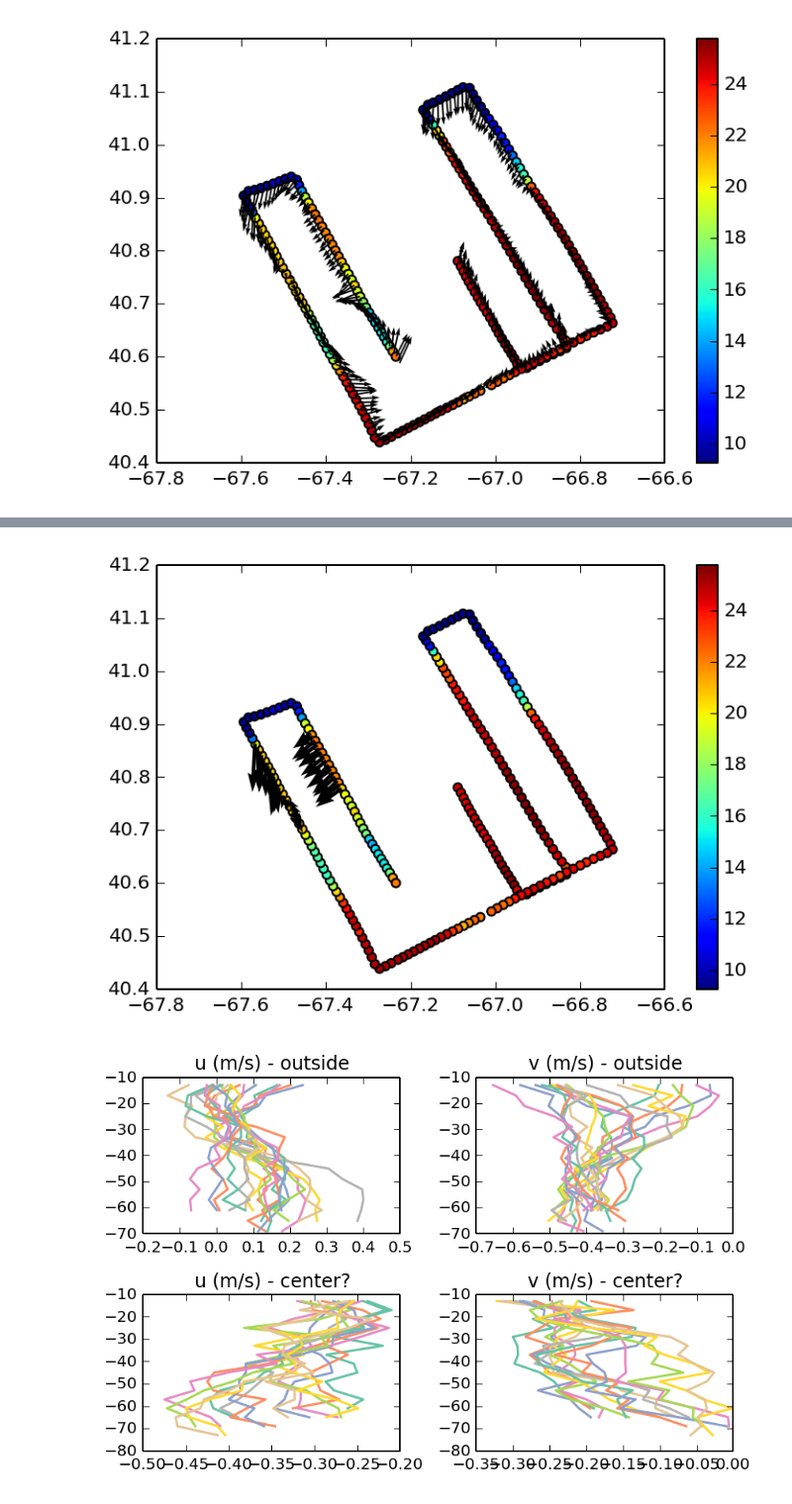
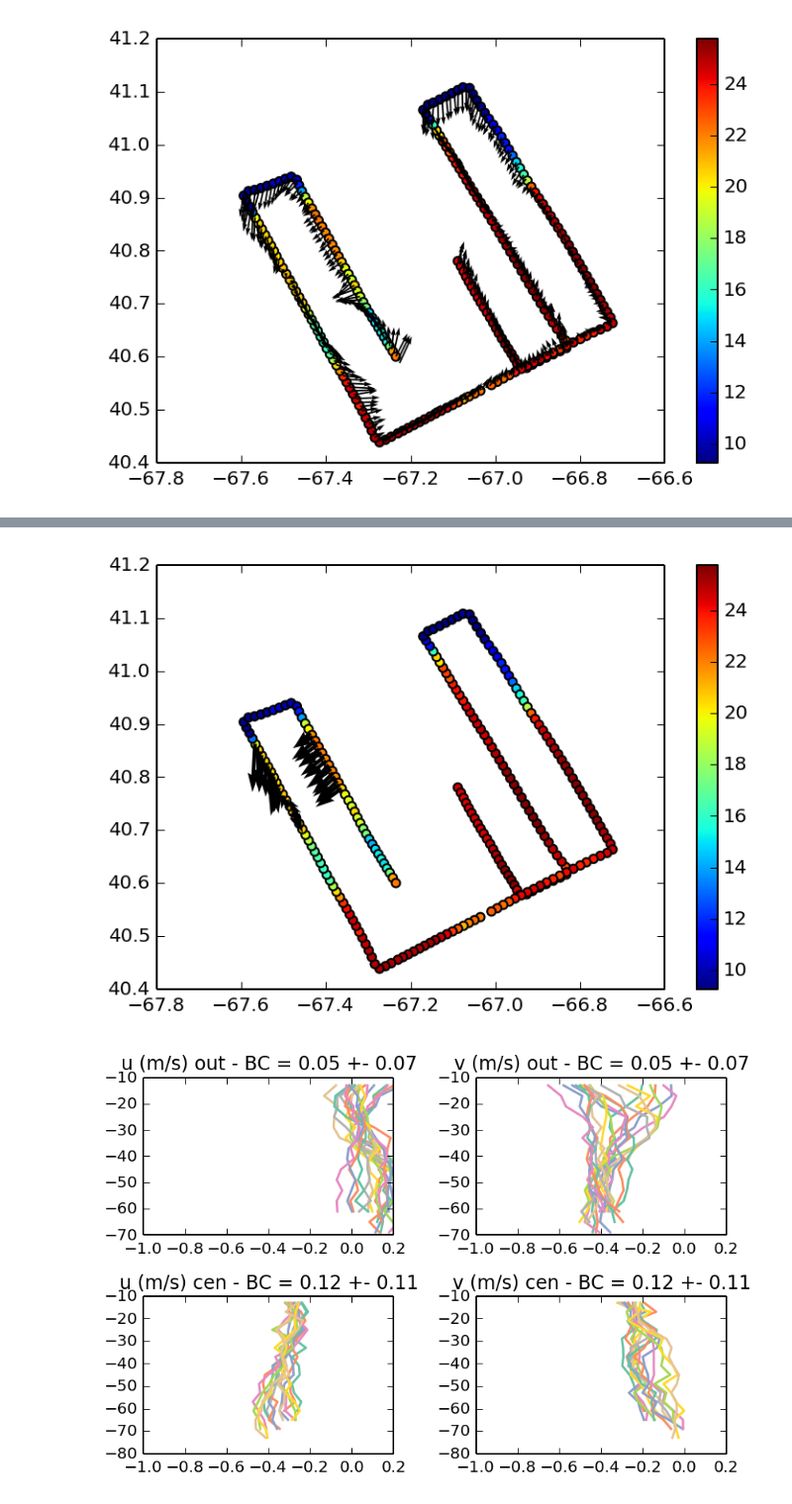
Before and after one commit to dcherian/eddyshelf, a Jupyter notebook: secondary-vortices.ipynb, the cells around one changed output, grey strips where cells are left out. Shown at 99% size. Drawn from its saved outputs; the diff is of its cells as text; code cells hidden in the pictures.

```diff
--- a/secondary-vortices.ipynb
+++ b/secondary-vortices.ipynb
@@ -183,12 +220,11 @@ Observations:
 # %% [markdown]
 # Anticyclone on shelf
 # %%
-%matplotlib inline
 ixac = 236; iyac = 23; itac = 118; # accounts for python indexing
 
 # read, plot and change axis limits
-(rvornorm, rvprofnorm, dcsd, dzd, ded, zvor, zvec) = read_data(hisfile, vorfile, rgrid, ixac, iyac, itac, favg)
-plot_profiles(rvornorm, isb, ixac, iyac, zvec, zvor, dcsd, dzd, ded, rvprofnorm)
-plt.subplot(3,2,(1,2))
-plt.axis('image');plt.xlim(200,250); plt.ylim(0,50);
+(rvornorm, rvprofnorm, dcsd, dzd, ded, zvor, zvec, u, v) = read_data(hisfile, vorfile, rgrid, ixac, iyac, itac, favg)
+plot_profiles(rvornorm, isb, ixac, iyac, zvec, zvor, dcsd, dzd, ded, rvprofnorm, u, v)
+#plt.subplot(4,2,(1,2))
+#plt.axis('image');plt.xlim(200,250); plt.ylim(0,50);
 # %% [output]
@@ -401,43 +441,66 @@ plt.figure()
 day = '04Jul'
 tsindices = g3days[day]
 uvindices = indices
 plt.clf()
 plt.scatter(g3['txy'][tsindices,1], g3['txy'][tsindices,2], c=g3['theta'][tsindices,8])
 plt.colorbar()
 plt.hold(True)
 plt.quiver(g3uv['longitude'][uvindices], g3uv['latitude'][uvindices],
            g3uv['u'][uvindices,1], g3uv['v'][uvindices,1])
 
 # depth profiles of velocities
 plt.figure()
 plt.subplot(2,2,1)
 plt.title('u (m/s) - outside')
 plt.hold(True)
 plt.subplot(2,2,2)
-plt.title('v (m/s) - outside')
 plt.hold(True)
+plt.subplot(2,2,3)
+plt.hold(True)
+plt.subplot(2,2,4)
+plt.hold(True)
+
+BCu1 = BCv1 = np.zeros(len(ind1))
+BCu2 = BCv2 = np.zeros(len(ind2))
+depth =  -1*g3uv['depth']
+
 for ii in ind1:
     plt.subplot(2,2,1)
-    plt.plot(g3uv['u'][ii,:], -1*g3uv['depth']);
+    u = g3uv['u'][ii,:]
+    plt.plot(u, depth);
+    BCu1[ii-ind1[0]] = baroclinicity(u, depth)
 
     plt.subplot(2,2,2)
-    plt.plot(g3uv['v'][ii,:], -1*g3uv['depth'])
+    v = g3uv['v'][ii,:]
+    plt.plot(v, depth)
+    BCv1[ii-ind1[0]] = baroclinicity(v, depth)
 
+plt.subplot(2,2,1)
+plt.title('u (m/s) out - BC = {0:.2f} +- {1:.2f}'.format(BCu1.mean(), BCu1.std()))
+plt.subplot(2,2,2)
+plt.title('v (m/s) out - BC = {0:.2f} +- {1:.2f}'.format(BCv1.mean(), BCv1.std()))
+
+for ii in ind2:
+    plt.subplot(2,2,3)
+    u = g3uv['u'][ii,:]
+    plt.plot(u, depth);
+    BCu2[ii-ind2[0]] = baroclinicity(u, depth)
+
+    plt.subplot(2,2,4)
+    v = g3uv['v'][ii,:]
+    plt.plot(v, depth)
+    BCv2[ii-ind2[0]] = baroclinicity(v, depth)
 
 plt.subplot(2,2,3)
-plt.title('u (m/s) - center?')
-plt.hold(True)
+plt.title('u (m/s) cen - BC = {0:.2f} +- {1:.2f}'.format(BCu2.mean(), BCu2.std()))
 plt.subplot(2,2,4)
-plt.title('v (m/s) - center?')
-plt.hold(True)
-for ii in ind2:
-    plt.subplot(2,2,3)
-    plt.plot(g3uv['u'][ii,:], -1*g3uv['depth']);
+plt.title('v (m/s) cen - BC = {0:.2f} +- {1:.2f}'.format(BCv2.mean(), BCv2.std()))
 
-    plt.subplot(2,2,4)
-    plt.plot(g3uv['v'][ii,:], -1*g3uv['depth'])
+for ii in range(1,5):
+    plt.subplot(2,2,ii)
+    plt.xlim(-1,0.2)
 
 plt.tight_layout()
 # %% [output]
 [figure]
-[figure, old version]
+[figure, new version]
```
Also changed, not shown: parts of 12 cells of this notebook.
